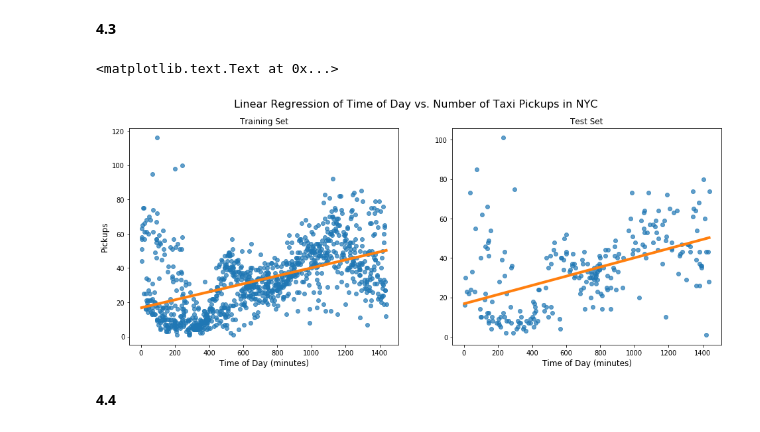
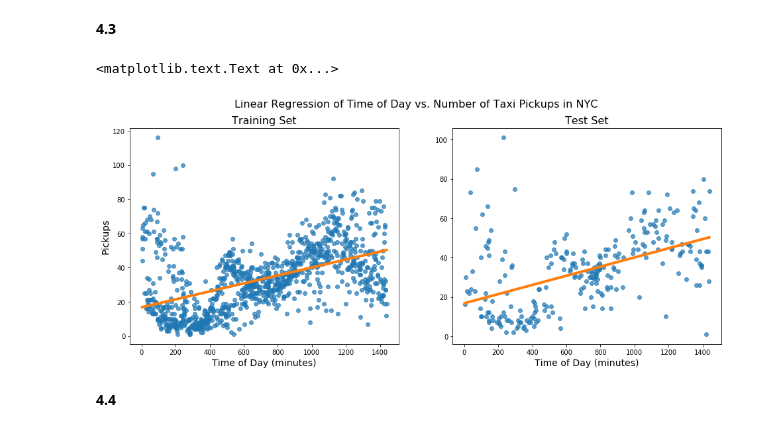
Before and after one commit to ejohnsson/CS109A, a Jupyter notebook: HW2_Erik.ipynb, the cells around one changed output. Drawn from its saved outputs; the diff is of its cells as text; code cells hidden in the pictures.

```diff
--- a/HW2_Erik.ipynb
+++ b/HW2_Erik.ipynb
@@ -512,29 +510,28 @@ WARNING: Reshaping observations array.
 # %%
 ## Code for your plot here
 
 fig, axes = plt.subplots(1,2, figsize=(16,6))
 
 x = np.linspace(np.min(x_train), np.max(x_train), 100)
 
 axes[0].plot(x_train, y_train, 'o', label='data', alpha=0.7)
 axes[1].plot(x_test, y_test, 'o', label='data', alpha=0.7)
 
 axes[0].plot(x, beta0 + beta1 * x, linewidth=4)
 axes[1].plot(x, beta0 + beta1 * x, linewidth=4)
 
-axes[0].set_ylabel('Pickups', fontsize=12)
+axes[0].set_ylabel('Pickups', fontsize=14)
 
-axes[0].set_xlabel('Time of Day (minutes)', fontsize=12)
-axes[1].set_xlabel('Time of Day (minutes)', fontsize=12)
+axes[0].set_xlabel('Time of Day (minutes)', fontsize=14)
+axes[1].set_xlabel('Time of Day (minutes)', fontsize=14)
 
-axes[0].set_title('Training Set')
-axes[1].set_title('Test Set')
+axes[0].set_title('Training Set', fontsize=16)
+axes[1].set_title('Test Set', fontsize=16)
 
 fig.suptitle('Linear Regression of Time of Day vs. Number of Taxi Pickups in NYC', fontsize=16)
-#statsmodels.graphics.regressionplots.abline_plot(model_results=OLSModel, ax=axes[0])
 # %% [output]
 <matplotlib.text.Text at 0x...>
-[figure, old version]
+[figure, new version]
 # %% [markdown]
 **4.4**
 # %%
```
Also changed, not shown: parts of 11 cells of this notebook.
